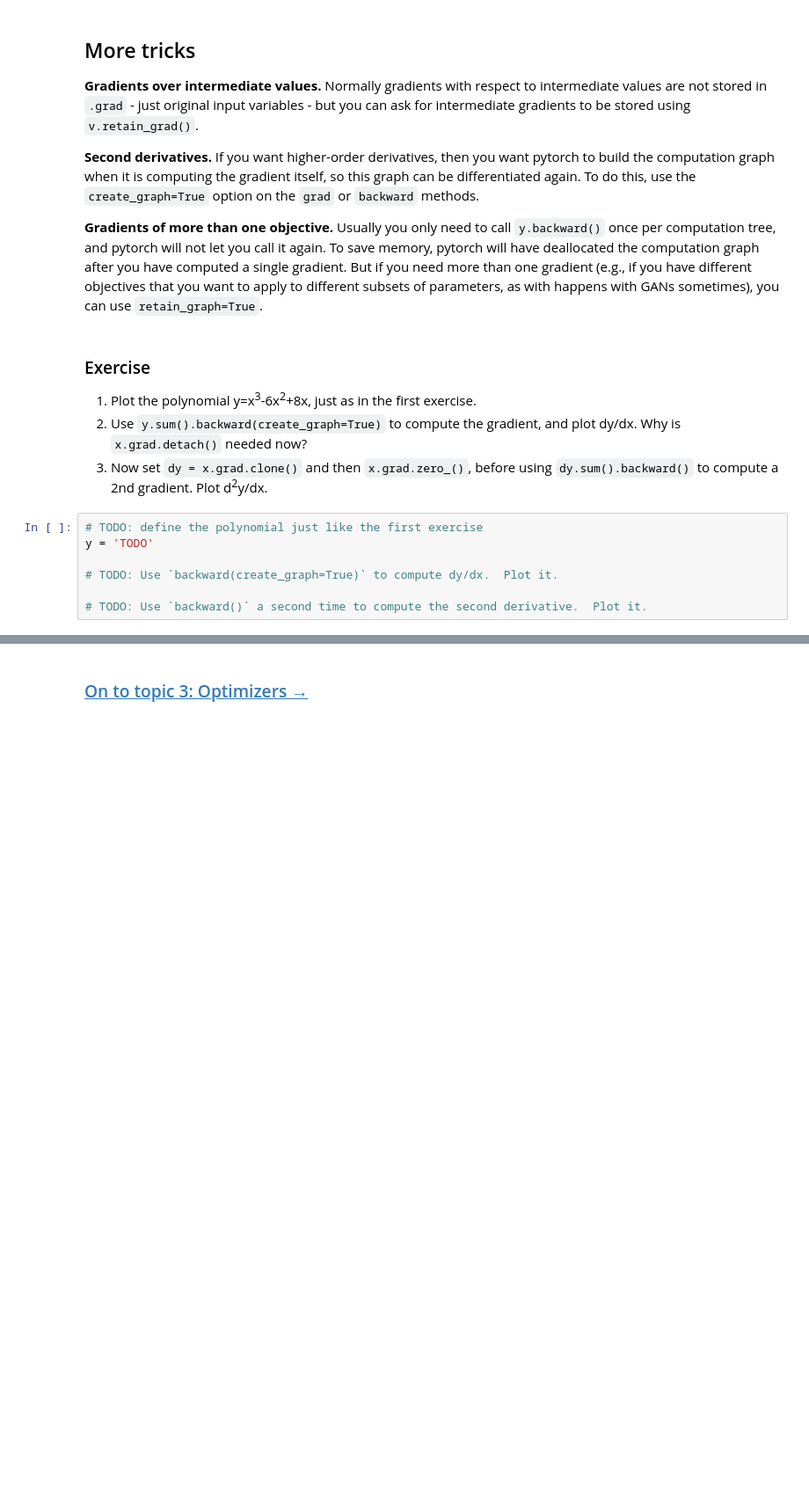
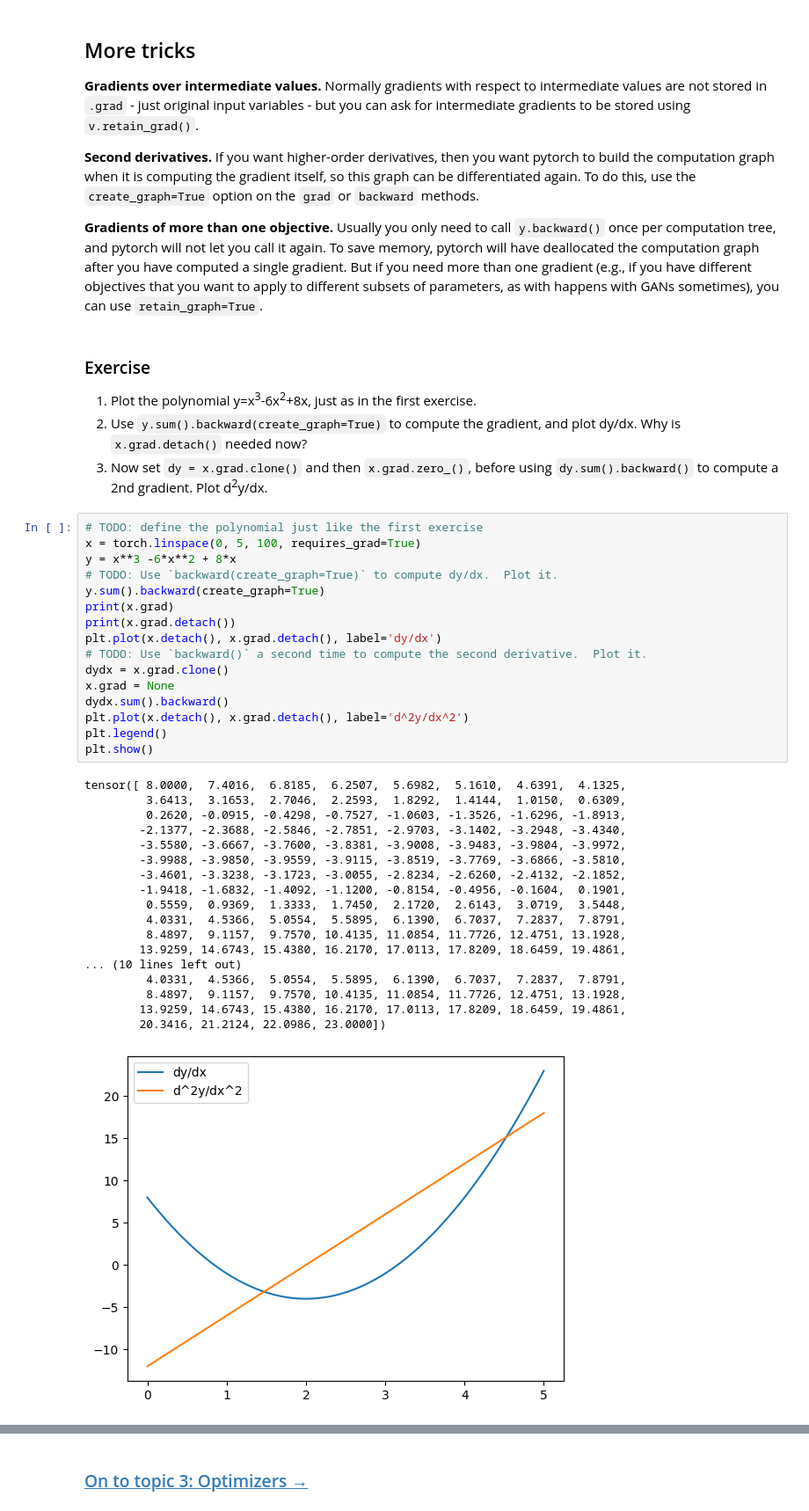
Before and after one commit to Kuroushall/how-to-read-pytorch, a Jupyter notebook: notebooks/2-Pytorch-Autograd.ipynb, the cells around one changed output, grey strips where cells are left out. Shown at 88% size. Drawn from its saved outputs; the diff is of its cells as text; blank space fills up the shorter version.

```diff
--- a/notebooks/2-Pytorch-Autograd.ipynb
+++ b/notebooks/2-Pytorch-Autograd.ipynb
@@ -231,8 +274,36 @@ More tricks
 3. Now set `dy = x.grad.clone()` and then `x.grad.zero_()`, before using `dy.sum().backward()` to compute a 2nd gradient.  Plot d<sup>2</sup>y/dx.
 # %%
 # TODO: define the polynomial just like the first exercise
-y = 'TODO'
-
+x = torch.linspace(0, 5, 100, requires_grad=True)
+y = x**3 -6*x**2 + 8*x
 # TODO: Use `backward(create_graph=True)` to compute dy/dx.  Plot it.
-
+y.sum().backward(create_graph=True)
+print(x.grad)
+print(x.grad.detach())
+plt.plot(x.detach(), x.grad.detach(), label='dy/dx')
 # TODO: Use `backward()` a second time to compute the second derivative.  Plot it.
+dydx = x.grad.clone()
+x.grad = None
+dydx.sum().backward()
+plt.plot(x.detach(), x.grad.detach(), label='d^2y/dx^2')
+plt.legend()
+plt.show()
+# %% [output]
+tensor([ 8.0000,  7.4016,  6.8185,  6.2507,  5.6982,  5.1610,  4.6391,  4.1325,
+         3.6413,  3.1653,  2.7046,  2.2593,  1.8292,  1.4144,  1.0150,  0.6309,
+         0.2620, -0.0915, -0.4298, -0.7527, -1.0603, -1.3526, -1.6296, -1.8913,
+        -2.1377, -2.3688, -2.5846, -2.7851, -2.9703, -3.1402, -3.2948, -3.4340,
+        -3.5580, -3.6667, -3.7600, -3.8381, -3.9008, -3.9483, -3.9804, -3.9972,
+        -3.9988, -3.9850, -3.9559, -3.9115, -3.8519, -3.7769, -3.6866, -3.5810,
+        -3.4601, -3.3238, -3.1723, -3.0055, -2.8234, -2.6260, -2.4132, -2.1852,
+        -1.9418, -1.6832, -1.4092, -1.1200, -0.8154, -0.4956, -0.1604,  0.1901,
+         0.5559,  0.9369,  1.3333,  1.7450,  2.1720,  2.6143,  3.0719,  3.5448,
+         4.0331,  4.5366,  5.0554,  5.5895,  6.1390,  6.7037,  7.2837,  7.8791,
+         8.4897,  9.1157,  9.7570, 10.4135, 11.0854, 11.7726, 12.4751, 13.1928,
+        13.9259, 14.6743, 15.4380, 16.2170, 17.0113, 17.8209, 18.6459, 19.4861,
+... (10 lines left out)
+         4.0331,  4.5366,  5.0554,  5.5895,  6.1390,  6.7037,  7.2837,  7.8791,
+         8.4897,  9.1157,  9.7570, 10.4135, 11.0854, 11.7726, 12.4751, 13.1928,
+        13.9259, 14.6743, 15.4380, 16.2170, 17.0113, 17.8209, 18.6459, 19.4861,
+        20.3416, 21.2124, 22.0986, 23.0000])
+[figure, added]
```
Also changed, not shown: parts of 4 cells of this notebook.
